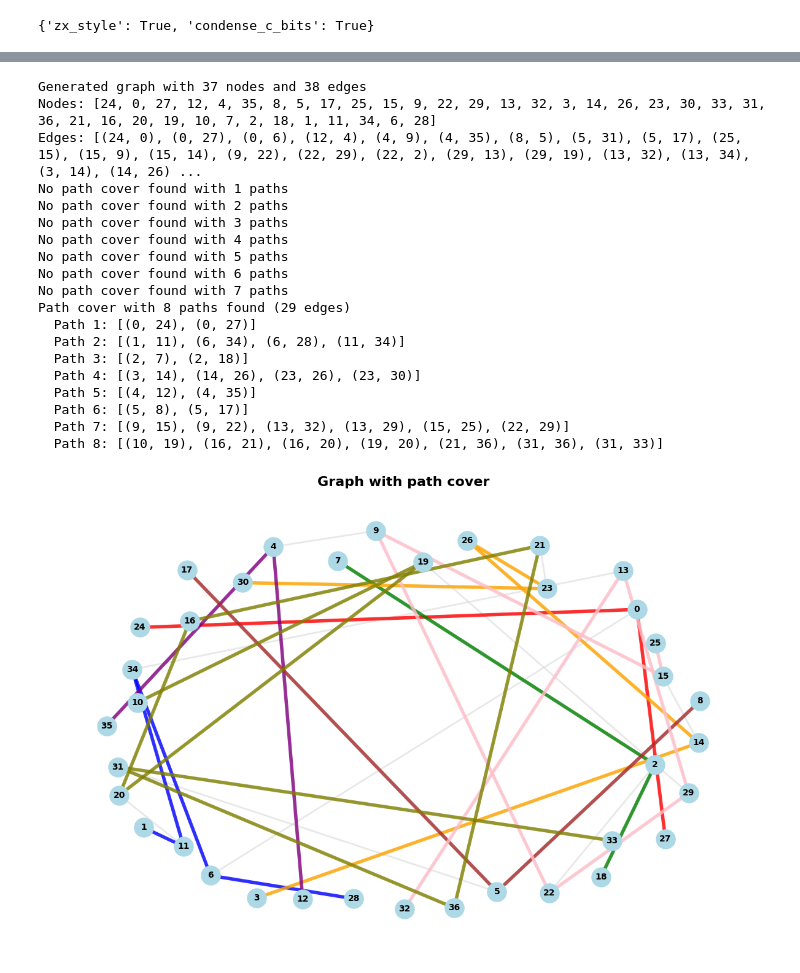
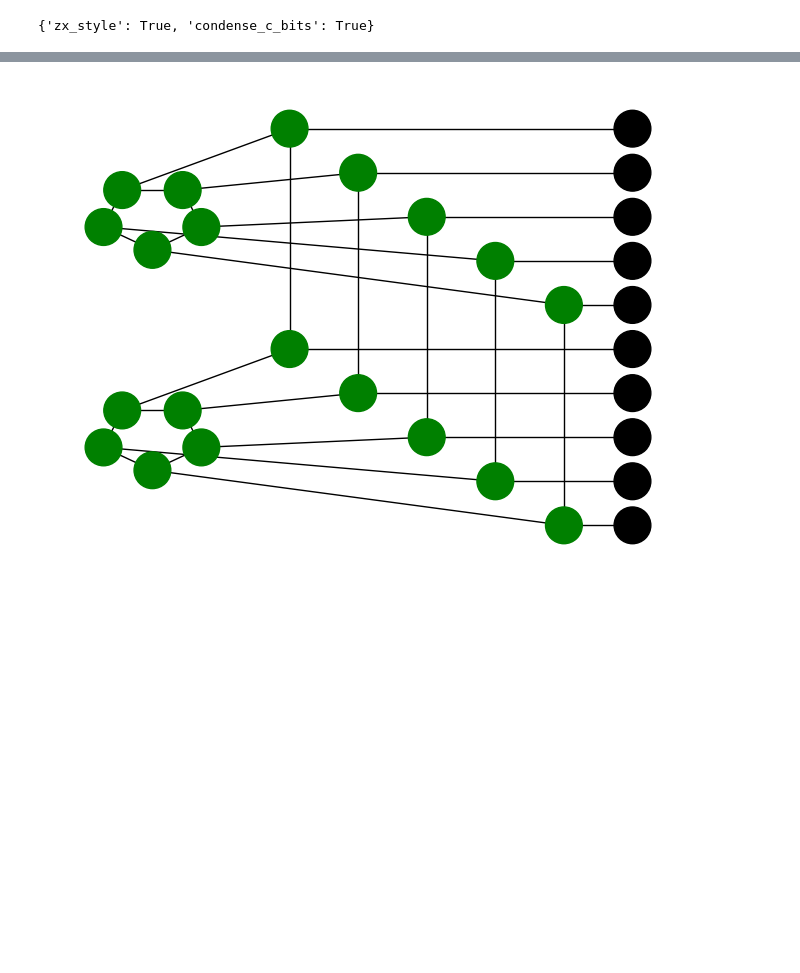
Before and after one commit to boldar99/FT-circuit-synthesis-ZX, a Jupyter notebook: path_cover.ipynb, the cells around one changed output, grey strips where cells are left out. Cells and saved outputs as stored; diff of their text form; code cells hidden in the pictures; blank space fills up the shorter version.

```diff
--- a/path_cover.ipynb
+++ b/path_cover.ipynb
@@ -52,26 +50,50 @@ render_circuit_jupyter(circ)
 # %% [output]
 [interactive output not drawn]
 # %%
-G, path_cover = demo(n_lines=8, n_more_edges=10)
+import pyzx as zx
+from pyzx import VertexType, EdgeType, Graph
+from fault_equivalent_rewrites import *
+
+
+def generate_zx_graph(N: int, W: int) -> BaseGraph:
+    """
+    Generates a ZX-diagram graph for the given N and W parameters.
+    N can be any integer.
+    """
+    g = zx.Graph()
+    # The position is calculated to keep the graph centered.
+    v = g.add_vertex(VertexType.Z, (N - 1) / 2, 0)
+
+    # Add N boundary vertices and connect them to the central spider
+    for i in range(N):
+        nv = g.add_vertex(VertexType.BOUNDARY, i, 1)
+        g.add_edge((v, nv))
+
+    if recursive_unfuse_FE(g, v, w=W):
+        return g
+    else:
+        return None
+
+
+def zx_diagram_to_networkx_graph(graph):
+    graph_dict = graph.to_dict()
+    G = nx.Graph()
+    pos = {}
+    node_types = {}
+    for v_data in graph_dict['vertices']:
+        G.add_node(v_data['id'])
+        pos[v_data['id']] = v_data['pos']
+        node_types[v_data['id']] = v_data['t']
+    for u, v, _ in graph_dict['edges']:
+        G.add_edge(u, v)
+    return G, pos, node_types
+
+
+N = 10
+graph = generate_zx_graph(10, None)
+G, pos, node_types = zx_diagram_to_networkx_graph(graph)
+node_colors = ['green' if node_types[n] == VertexType.Z else 'black' for n in G.nodes()]
+nx.draw(G, pos, node_color=node_colors, font_color='white', node_size=700)
 # %% [output]
-Generated graph with 37 nodes and 38 edges
-Nodes: [24, 0, 27, 12, 4, 35, 8, 5, 17, 25, 15, 9, 22, 29, 13, 32, 3, 14, 26, 23, 30, 33, 31, 36, 21, 16, 20, 19, 10, 7, 2, 18, 1, 11, 34, 6, 28]
-Edges: [(24, 0), (0, 27), (0, 6), (12, 4), (4, 9), (4, 35), (8, 5), (5, 31), (5, 17), (25, 15), (15, 9), (15, 14), (9, 22), (22, 29), (22, 2), (29, 13), (29, 19), (13, 32), (13, 34), (3, 14), (14, 26) ...
-No path cover found with 1 paths
-No path cover found with 2 paths
-No path cover found with 3 paths
-No path cover found with 4 paths
-No path cover found with 5 paths
-No path cover found with 6 paths
-No path cover found with 7 paths
-Path cover with 8 paths found (29 edges)
-  Path 1: [(0, 24), (0, 27)]
-  Path 2: [(1, 11), (6, 34), (6, 28), (11, 34)]
-  Path 3: [(2, 7), (2, 18)]
-  Path 4: [(3, 14), (14, 26), (23, 26), (23, 30)]
-  Path 5: [(4, 12), (4, 35)]
-  Path 6: [(5, 8), (5, 17)]
-  Path 7: [(9, 15), (9, 22), (13, 32), (13, 29), (15, 25), (22, 29)]
-  Path 8: [(10, 19), (16, 21), (16, 20), (19, 20), (21, 36), (31, 36), (31, 33)]
-[figure, old version]
+[figure, new version]
 # %%
```
Also changed, not shown: parts of 3 cells of this notebook, 5 other files.
